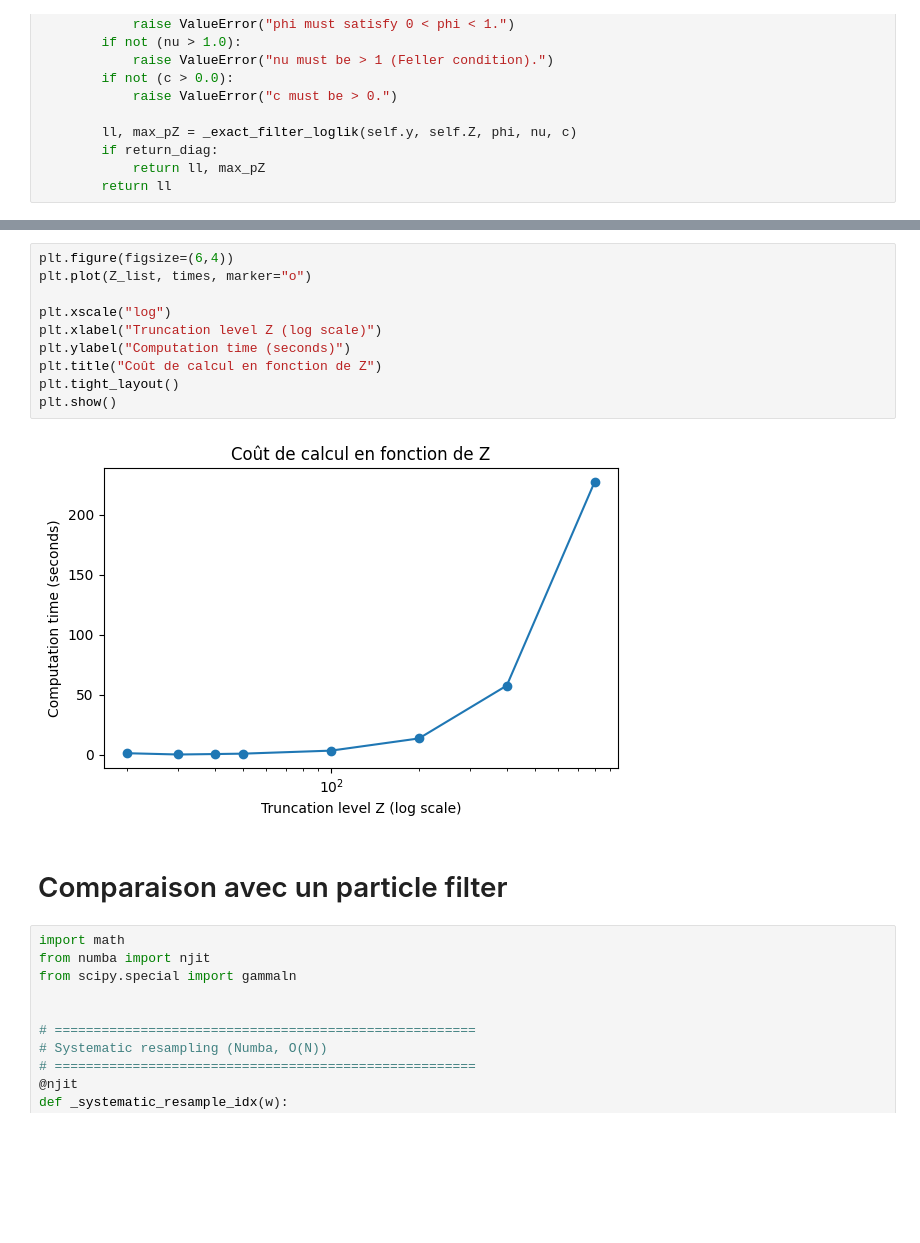
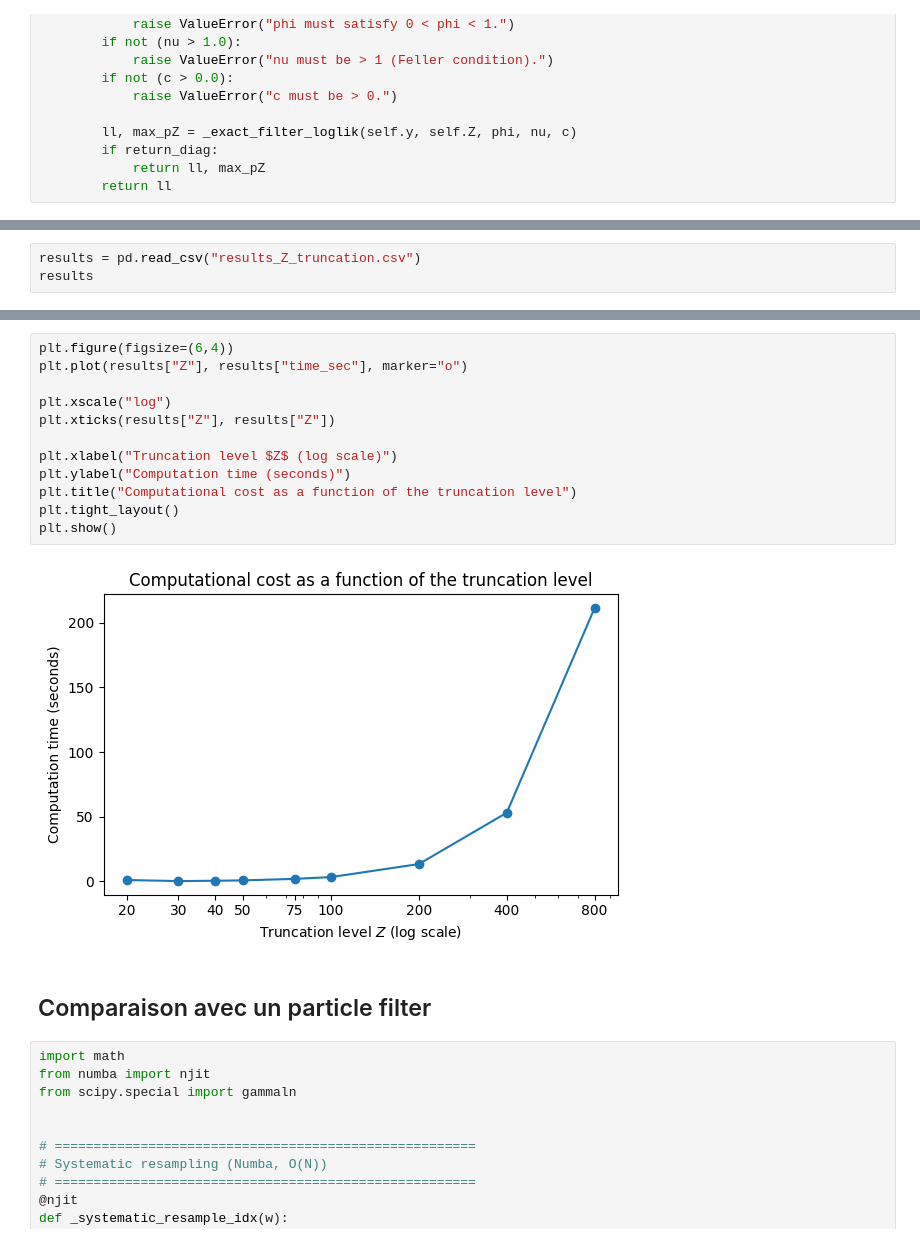
Before and after one commit to BRamesh02/Non-Gaussian-State-Space-Models, a Jupyter notebook: dynamic_implementation.ipynb, the cells around one changed output, grey strips where cells are left out. Cells and saved outputs as stored; diff of their text form; blank space fills up the shorter version.

```diff
--- a/dynamic_implementation.ipynb
+++ b/dynamic_implementation.ipynb
@@ -286,0 +262,3 @@ plt.show()
+# %%
+results = pd.read_csv("results_Z_truncation.csv")
+results
@@ -287,17 +307,19 @@ plt.show()
 # %%
 plt.figure(figsize=(6,4))
-plt.plot(Z_list, times, marker="o")
+plt.plot(results["Z"], results["time_sec"], marker="o")
 
 plt.xscale("log")
-plt.xlabel("Truncation level Z (log scale)")
+plt.xticks(results["Z"], results["Z"])
+
+plt.xlabel("Truncation level $Z$ (log scale)")
 plt.ylabel("Computation time (seconds)")
-plt.title("Coût de calcul en fonction de Z")
+plt.title("Computational cost as a function of the truncation level")
 plt.tight_layout()
 plt.show()
 # %% [output]
-[figure, old version]
+[figure, new version]
 # %% [markdown]
-# Comparaison avec un particle filter
+## Comparaison avec un particle filter
 # %%
 import math
 from numba import njit
```
Also changed, not shown: parts of 16 cells of this notebook.
